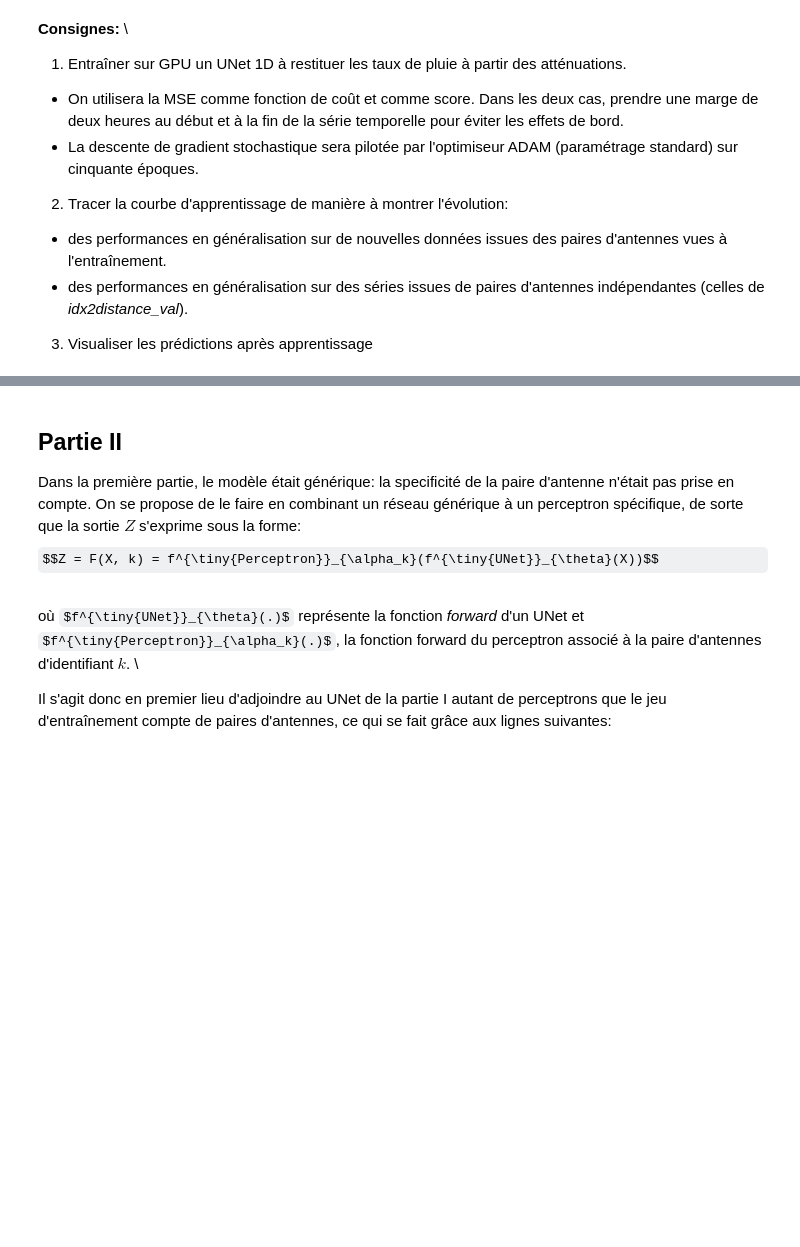
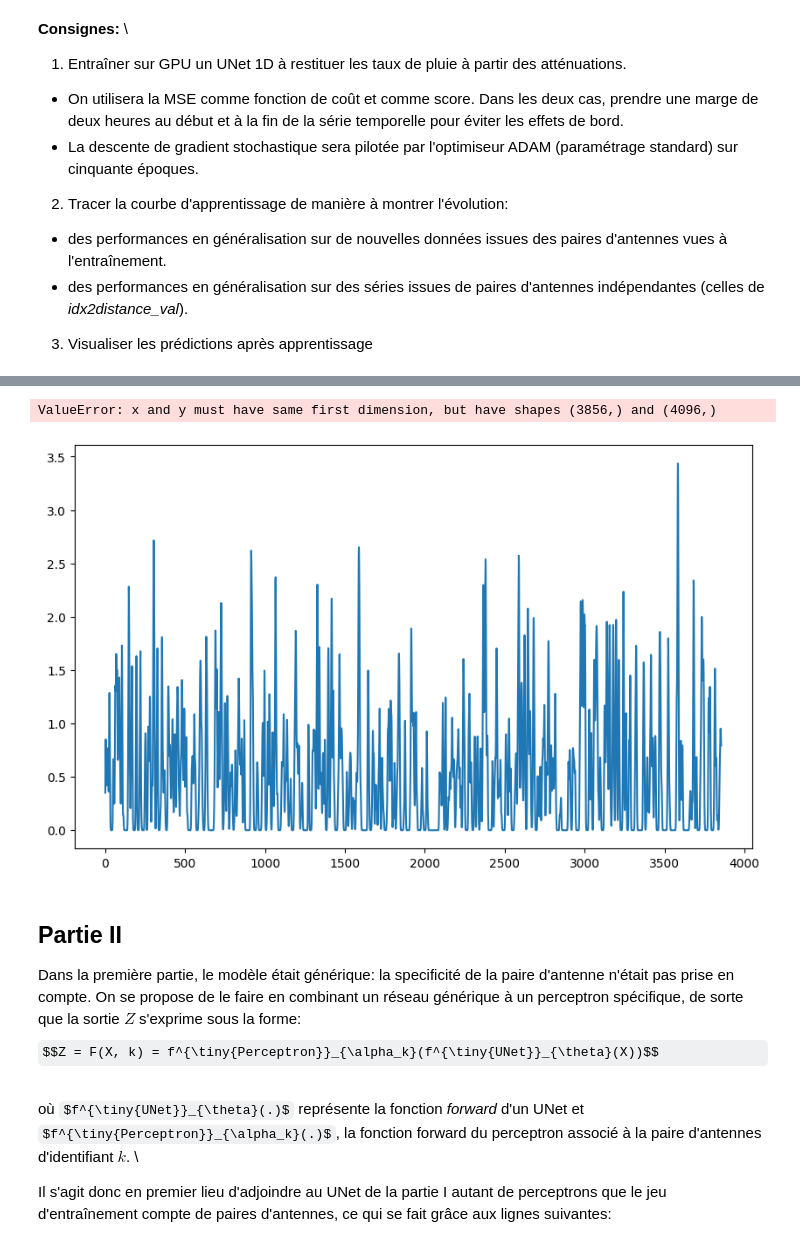
Before and after one commit to badreouh/exam_2025, a Jupyter notebook: notebooks/probleme1.ipynb, the cells around one changed output, grey strips where cells are left out. Cells and saved outputs as stored; diff of their text form; code cells hidden in the pictures; some formulas as TeX source; blank space fills up the shorter version.

```diff
--- a/notebooks/probleme1.ipynb
+++ b/notebooks/probleme1.ipynb
@@ -296,11 +313,31 @@ NameError: name 'valloader' is not defined
 # %%
-n_channels = ...
-n_classes = ...
-model = UNet1D(n_channels, n_classes, size=32)
+def visualize_predictions(model, valloader, device):
+    model.eval()
+    ids, dists, rain_rates, attenuations = next(iter(valloader))
+    attenuations = attenuations.to(device).unsqueeze(1)
+    rain_rates = rain_rates.to(device)
 
-device = torch.device("cuda" if torch.cuda.is_available() else "cpu")
-model = model.to(device)
-...
+    with torch.no_grad():
+        predictions = model(attenuations).squeeze(1).cpu().numpy()
+
+    # Nombre de points après suppression des 2 heures de début et de fin
+    valid_length = attenuations.size(-1) - 240
+
+    for k in range(5):  # Visualiser 5 exemples
+        plt.figure(figsize=(10, 6))
+        plt.plot(np.arange(valid_length), rain_rates[k, 120:-120].cpu().numpy(), label='Taux de pluie réel')
+        plt.plot(np.arange(valid_length), predictions[k][120:-120], label='Prédiction du modèle')
+        plt.title(f"Prédictions du modèle pour la paire n°{ids[k].item()} (distance: {dists[k].item():.2f} km)")
+        plt.xlabel('Temps (minutes)')
+        plt.ylabel('mm/h (taux de pluie)')
+        plt.legend()
+        plt.show()
+
+# Appel de la fonction
+visualize_predictions(model, valloader, device)
+# %% [output]
+ValueError: x and y must have same first dimension, but have shapes (3856,) and (4096,)
+[figure, added]
 # %% [markdown]
 ## Partie II
 
```
Also changed, not shown: parts of 2 cells of this notebook.
